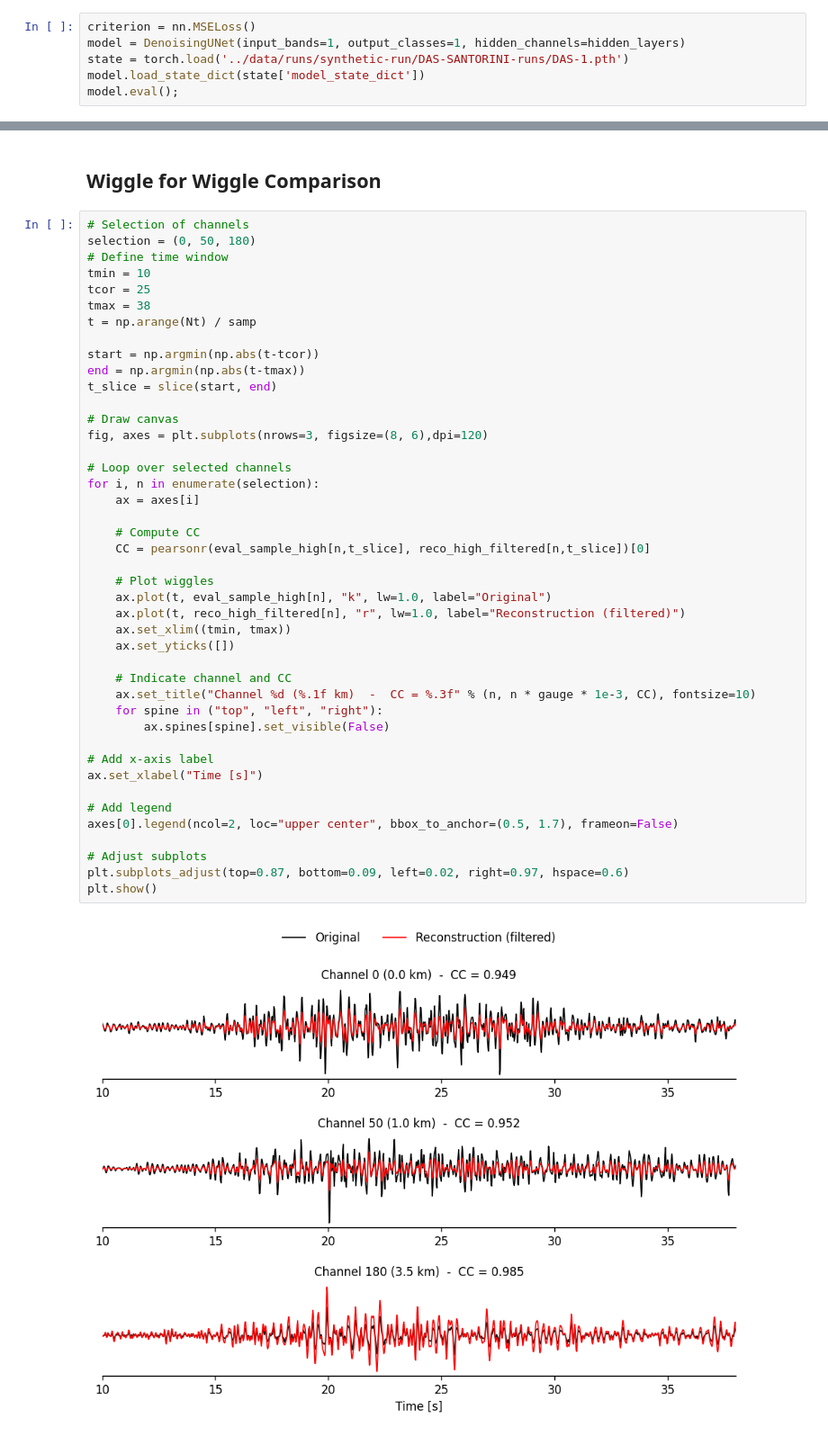
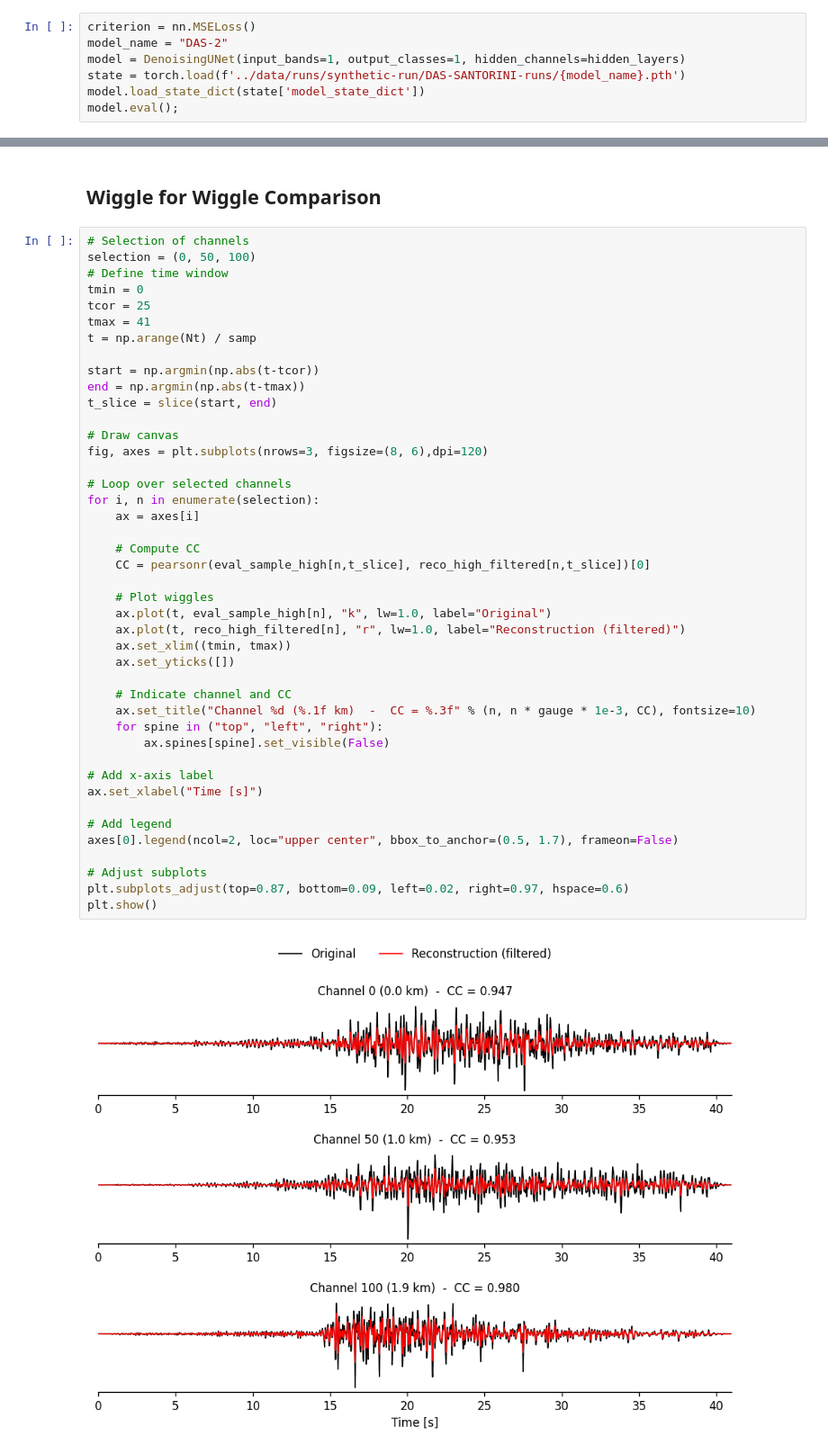
Before and after one commit to maniatisni/iDAS-self-supervised-denoising, a Jupyter notebook: testing-DAS-santorini.ipynb, the cells around one changed output, grey strips where cells are left out. Shown at 90% size. Drawn from its saved outputs; the diff is of its cells as text.

```diff
--- a/testing-DAS-santorini.ipynb
+++ b/testing-DAS-santorini.ipynb
@@ -17,7 +15,8 @@ samp = 50.
 ## Load Trained Model
 # %%
 criterion = nn.MSELoss()
+model_name = "DAS-2"
 model = DenoisingUNet(input_bands=1, output_classes=1, hidden_channels=hidden_layers)
-state = torch.load('../data/runs/synthetic-run/DAS-SANTORINI-runs/DAS-1.pth')
+state = torch.load(f'../data/runs/synthetic-run/DAS-SANTORINI-runs/{model_name}.pth')
 model.load_state_dict(state['model_state_dict'])
 model.eval();
@@ -198,11 +205,11 @@ plt.show()
 ## Wiggle for Wiggle Comparison
 # %%
 # Selection of channels
-selection = (0, 50, 180)
+selection = (0, 50, 100)
 # Define time window
-tmin = 10
+tmin = 0
 tcor = 25
-tmax = 38
+tmax = 41
 t = np.arange(Nt) / samp
 
 start = np.argmin(np.abs(t-tcor))
@@ -213,31 +220,31 @@ t_slice = slice(start, end)
 fig, axes = plt.subplots(nrows=3, figsize=(8, 6),dpi=120)
 
 # Loop over selected channels
 for i, n in enumerate(selection):
     ax = axes[i]
 
     # Compute CC
     CC = pearsonr(eval_sample_high[n,t_slice], reco_high_filtered[n,t_slice])[0]
 
     # Plot wiggles
     ax.plot(t, eval_sample_high[n], "k", lw=1.0, label="Original")
     ax.plot(t, reco_high_filtered[n], "r", lw=1.0, label="Reconstruction (filtered)")
     ax.set_xlim((tmin, tmax))
     ax.set_yticks([])
 
     # Indicate channel and CC
     ax.set_title("Channel %d (%.1f km)  -  CC = %.3f" % (n, n * gauge * 1e-3, CC), fontsize=10)
     for spine in ("top", "left", "right"):
         ax.spines[spine].set_visible(False)
 
 # Add x-axis label
 ax.set_xlabel("Time [s]")
 
 # Add legend
 axes[0].legend(ncol=2, loc="upper center", bbox_to_anchor=(0.5, 1.7), frameon=False)
 
 # Adjust subplots
 plt.subplots_adjust(top=0.87, bottom=0.09, left=0.02, right=0.97, hspace=0.6)
 plt.show()
 # %% [output]
-[figure, old version]
+[figure, new version]
```
Also changed, not shown: parts of 5 cells of this notebook.
